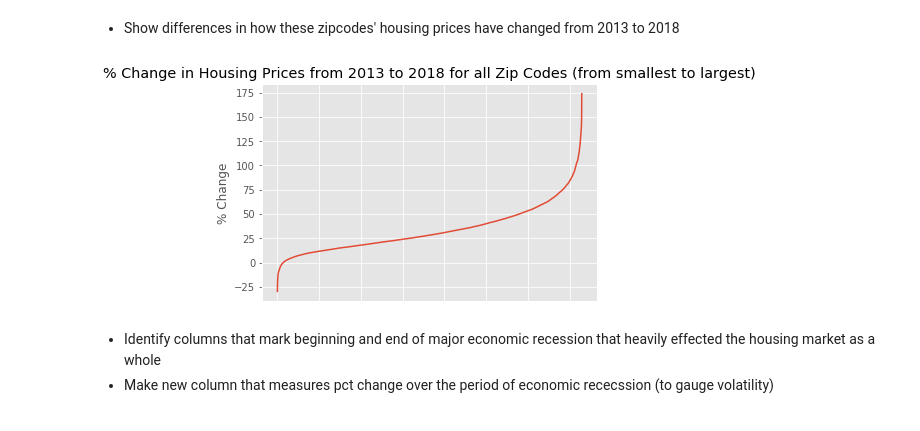
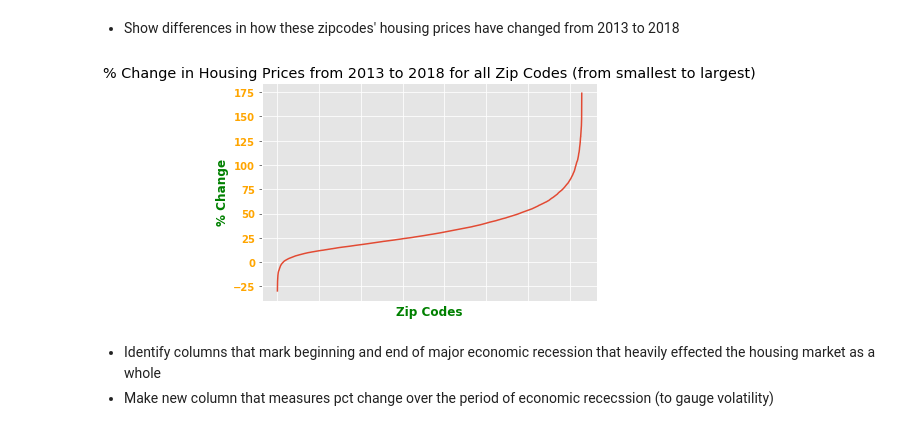
Before and after one commit to swede0623/dsc-mod-4-project-online-ds-pt-031119, a Jupyter notebook: Project.ipynb, the cells around one changed output. Drawn from its saved outputs; the diff is of its cells as text; code cells hidden in the pictures.

```diff
--- a/Project.ipynb
+++ b/Project.ipynb
@@ -108,16 +108,18 @@ df.insert(5, col.name, col)
 # %%
 plt.plot(range(len(df)),df['5_year_pct_change'].sort_values().values)
 plt.tick_params(
     axis='x',          # changes apply to the x-axis
     which='both',      # both major and minor ticks are affected
     bottom=False,      # ticks along the bottom edge are off
     top=False,         # ticks along the top edge are off
     labelbottom=False) # labels along the bottom edge are off
-plt.ylabel('% Change')
+plt.ylabel('% Change', size='large', color='g', weight='bold')
+plt.xlabel('Zip Codes', size='large', color='g', weight='bold')
+plt.yticks(color='orange', weight='bold')
 plt.title('% Change in Housing Prices from 2013 to 2018 for all Zip Codes (from smallest to largest)')
 plt.show()
 # %% [output]
-[figure, old version]
+[figure, new version]
 # %% [markdown]
 - Identify columns that mark beginning and end of major economic recession that heavily effected the housing market as a whole
 - Make new column that measures pct change over the period of economic rececssion (to gauge volatility)
```
Also changed, not shown: parts of 21 cells of this notebook, 1 other file.
